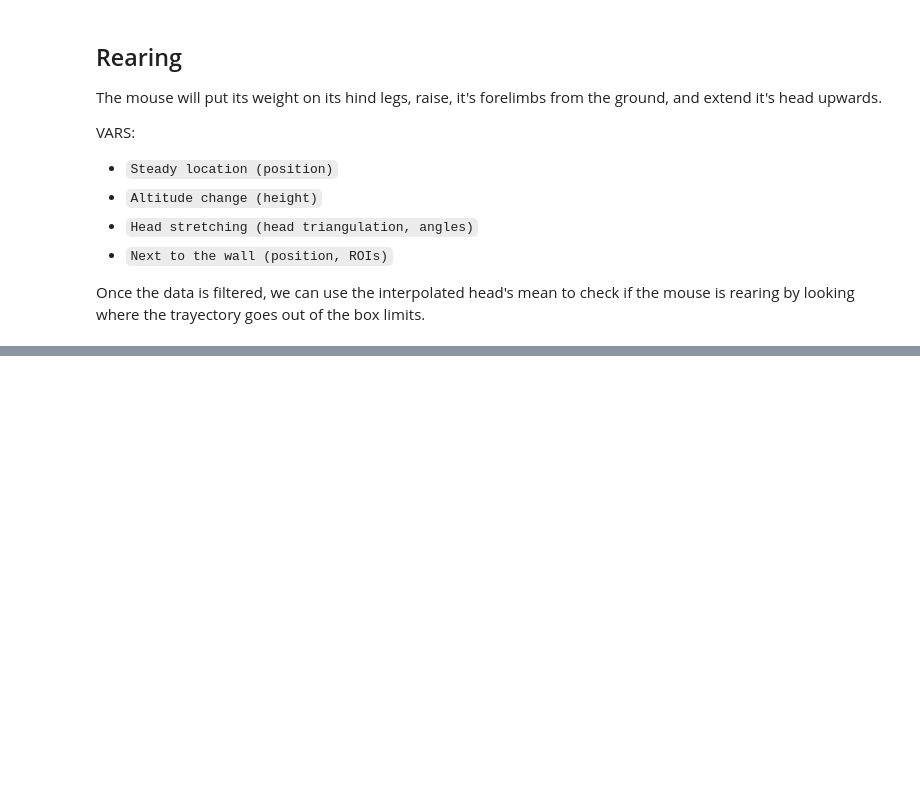
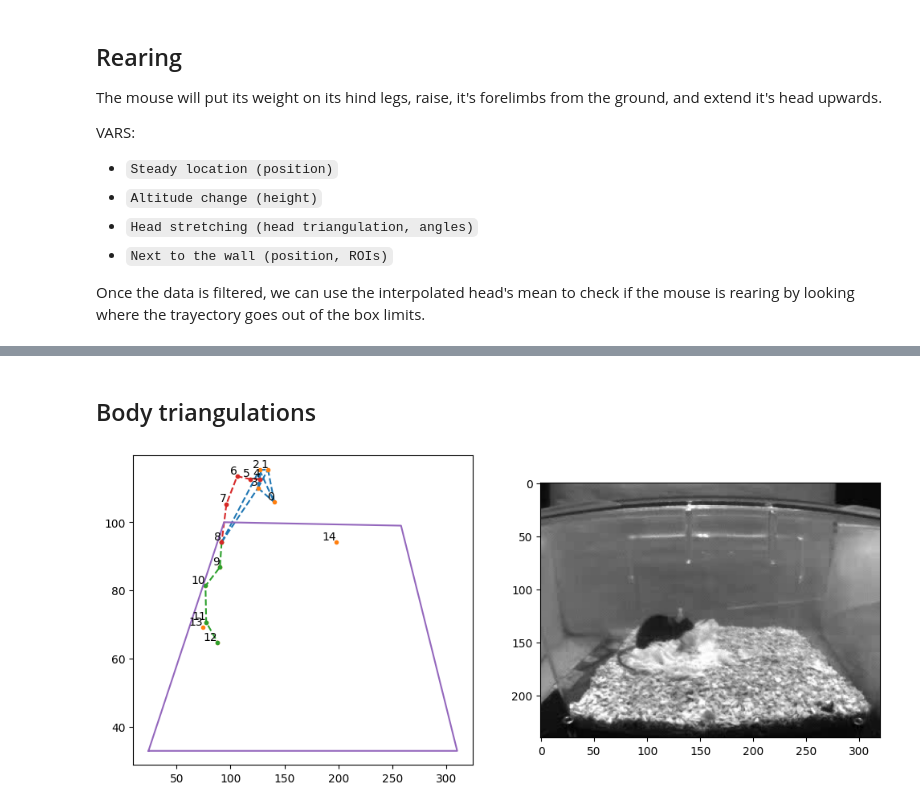
Before and after one commit to Gonzalo-Ortega/Stereotypical-Behavior-Classification, a Jupyter notebook: DeepLabCut_Gonzalo.ipynb, the cells around one changed output, grey strips where cells are left out. Drawn from its saved outputs; the diff is of its cells as text; code cells hidden in the pictures; blank space fills up the shorter version.

```diff
--- a/DeepLabCut_Gonzalo.ipynb
+++ b/DeepLabCut_Gonzalo.ipynb
@@ -483,15 +483,3 @@ fig.show()
 # %% [markdown]
 # Real data analysis
 ---
-# %%
-videos_dir_path = '/content/gdrive/MyDrive/TestGonzalo/DATA'
-videos_top_paths = []
-videos_lateral_paths = []
-
-for dirpath, dirs, files in os.walk(videos_dir_path):
-  for filename in fnmatch.filter(files, '*CROPDLC_resnet50_DLC_after_injJan5shuffle1_500000.h5'):
-   videos_top_paths.append(os.path.join(dirpath, filename))
-
-for dirpath, dirs, files in os.walk(videos_dir_path):
-  for filename in fnmatch.filter(files, '*CROP1DLC_resnet50_DLC-beh-after-inj-lateralJan7shuffle1_600000.h5'):
-   videos_lateral_paths.append(os.path.join(dirpath, filename))
@@ -876,0 +906,2 @@ figure_interpolated_trayectory(filtered_data_lateral[81], 'Side interpolated tra
+# %% [markdown]
+## Body triangulations
@@ -876,0 +983,58 @@ figure_interpolated_trayectory(filtered_data_lateral[81], 'Side interpolated tra
+# %%
+video = 5
+figure_triangulations_trayectory(interpolated_data_top[video], interpolated_data_lateral[video])
+# %%
+def figure_triangulation_frame_top(data, video, frame):
+  data_frame = data[video]
+  frame_img = get_frame(VIDEO_PATHS_TOP[video], frame)
+  x, y, triangulation = triangulate(data_frame, frame)
+
+  # Invert frame image
+  #frame_img = frame_img[::-1, :, :]
+
+  # Rotate the frame image with the box center rotation center
+  #center = (BOX_CENTER['x'], BOX_CENTER['y'])  # Center of rotation
+  #angle = -90  # Rotation angle (clockwise)
+  #rotation_matrix = cv2.getRotationMatrix2D(center, angle, 1.0)
+  #frame_img = cv2.warpAffine(frame_img, rotation_matrix, (frame_img.shape[1], frame_img.shape[0]))
+
+  frame_img = cv2.rotate(frame_img, cv2.ROTATE_90_CLOCKWISE)
+
+  fig = plt.figure(figsize=(12, 5))
+  ax1 = fig.add_subplot(121)
+  ax1.triplot(triangulation, '.--')
+  #for i, txt in enumerate(range(len(x))):
+  #    ax1.text(x[i], y[i], f'{txt}', ha='right', va='bottom')
+  ax1.plot(x[8:], y[8:], '.--')
+  ax1.plot(x[4:9], y[4:9], '.--')
+  ax1.plot(BOX_TOP['x'], BOX_TOP['y'])
+
+  ax2 = fig.add_subplot(122)
+  ax2.imshow(cv2.cvtColor(frame_img, cv2.COLOR_BGR2RGB))
+
+  fig.show()
+
+def figure_triangulation_frame_lateral(data, video, frame):
+  data_frame = data[video]
+  frame_img = get_frame(VIDEO_PATHS_LATERAL[video], frame)
+  x, y, triangulation = triangulate_lateral(data_frame, frame)
+  fig = plt.figure(figsize=(12, 5))
+  ax1 = fig.add_subplot(121)
+  ax1.triplot(triangulation, '.--')
+
+  for i, txt in enumerate(range(len(x))):
+    ax1.text(x[i], y[i], f'{txt}', ha='right', va='bottom')
+
+  ax1.plot(x[8:13], y[8:13], '.--')
+  ax1.plot(x[4:9], y[4:9], '.--')
+  ax1.plot(BOX_LATERAL['x'], BOX_LATERAL['y'])
+
+  ax2 = fig.add_subplot(122)
+  ax2.imshow(cv2.cvtColor(frame_img, cv2.COLOR_BGR2RGB))
+
+  fig.show()
+
+#figure_triangulation_frame_top(interpolated_data_top, 5, 1000)
+figure_triangulation_frame_lateral(interpolated_data_lateral, 8, 1500)
+# %% [output]
+[figure, added]
```
Also changed, not shown: parts of 21 cells of this notebook.
